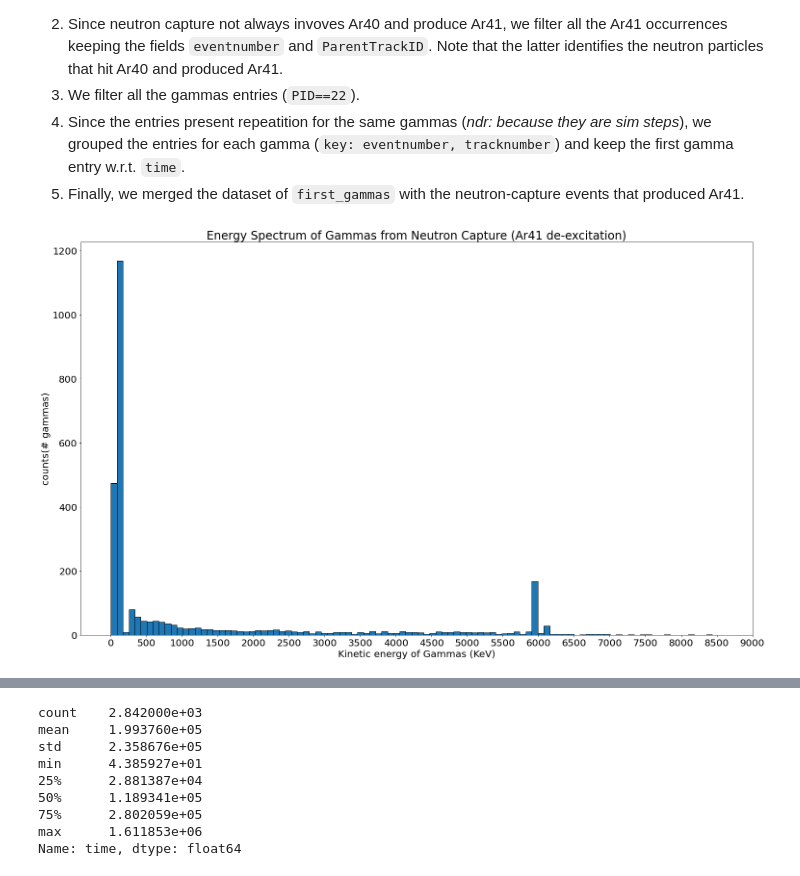
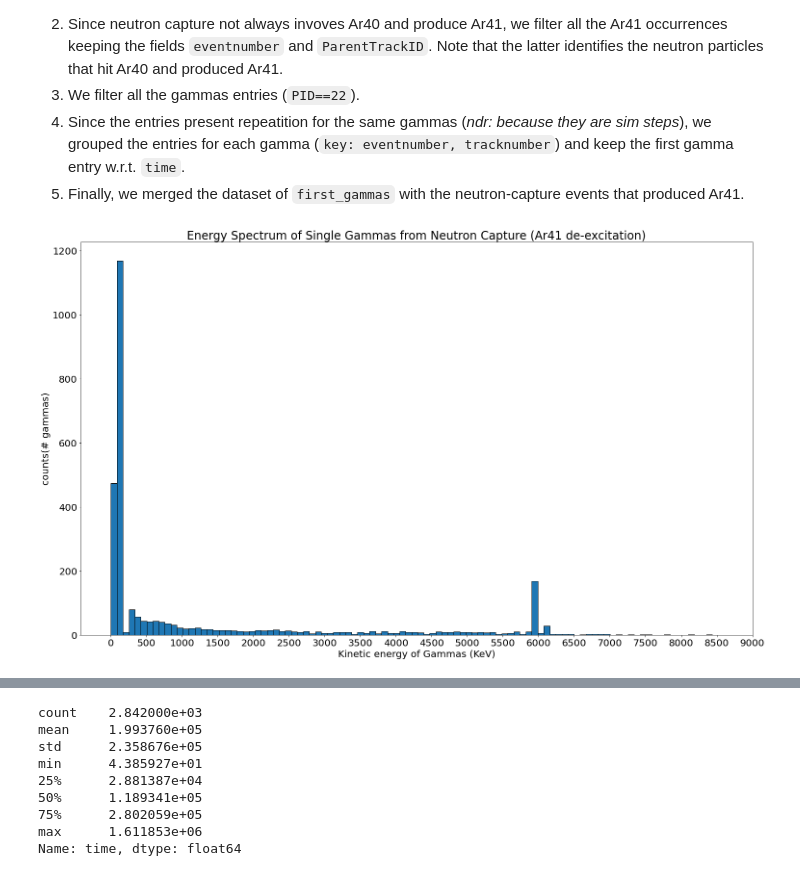
Before and after one commit to luigiberducci/ML4NP, a Jupyter notebook: Notebooks/looking_for_gammas_around_ar41_ncapture.ipynb, the cells around one changed output, grey strips where cells are left out. Drawn from its saved outputs; the diff is of its cells as text; code cells hidden in the pictures.

```diff
--- a/Notebooks/looking_for_gammas_around_ar41_ncapture.ipynb
+++ b/Notebooks/looking_for_gammas_around_ar41_ncapture.ipynb
@@ -166,9 +166,9 @@ first_gammas_ar41deex = first_gammas[first_gammas.neutron_id.isin(id_ncapt_wt_ar
 # %%
 plt.hist(first_gammas_ar41deex.kineticenergy, bins=100, edgecolor='k')
 plt.xlabel("Kinetic energy of Gammas (KeV)")
 plt.ylabel("counts(# gammas)")
-plt.title("Energy Spectrum of Gammas from Neutron Capture (Ar41 de-excitation)")
+plt.title("Energy Spectrum of Single Gammas from Neutron Capture (Ar41 de-excitation)")
 plt.xticks(np.linspace(0, 9000, 19))
 plt.show()
 # %% [output]
-[figure, old version]
+[figure, new version]
```
Also changed, not shown: parts of 3 cells of this notebook, 3 other files.
